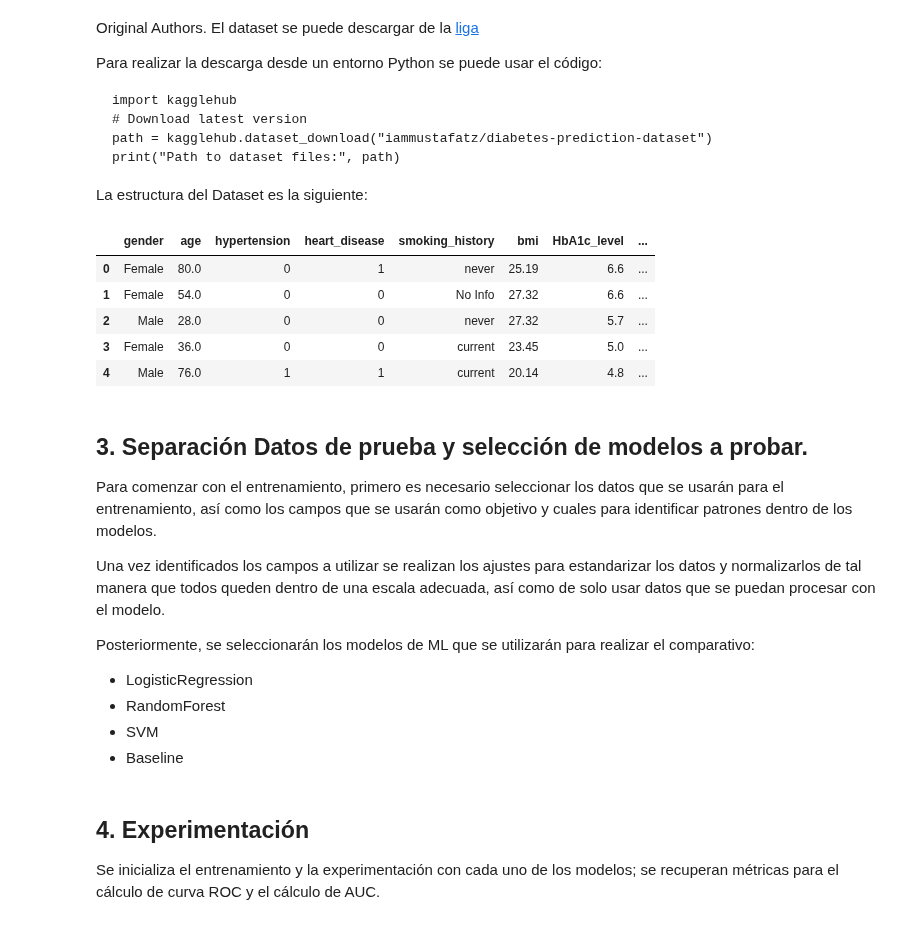
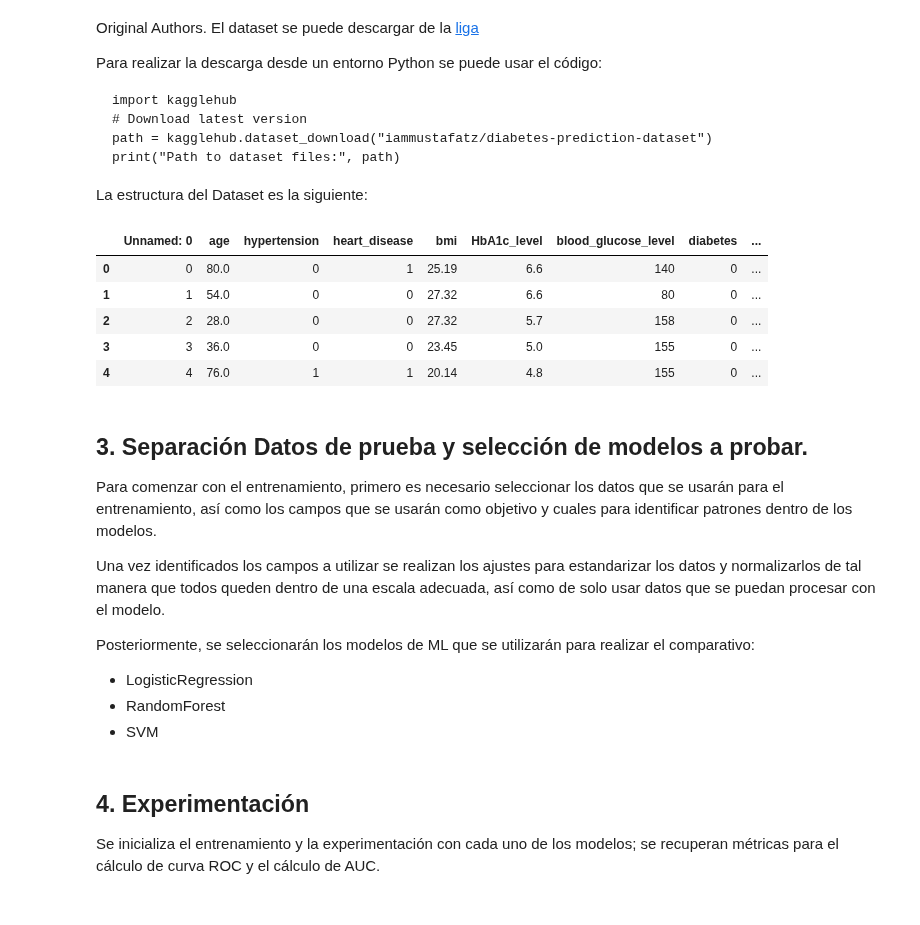
Before and after one commit to miguelgarciavidal-anjeluz/gestion-proyectos-ia, a Jupyter notebook: Actividad-06/src/Notebook_Completo_Evaluacion_Diabetes.ipynb, the cells around one changed output. Saved outputs shown, nothing was run; the diff lists cells and outputs as text; code cells hidden in the pictures.

```diff
--- a/Actividad-06/src/Notebook_Completo_Evaluacion_Diabetes.ipynb
+++ b/Actividad-06/src/Notebook_Completo_Evaluacion_Diabetes.ipynb
@@ -51,9 +52,13 @@ class ModelEvaluator:
         }
 
     def find_best_threshold(self, y_true, proba):
-        best = (0.5, 0)
+        best = (0, 0.8, 0.6)#Umbrales mínimos:(t=0.5, Recall 0.8, Precisión 0.7)
         for t in np.arange(.1, .95, .01):
-            score = f1_score(y_true, (proba >= t).astype(int))
-            if score > best[1]:
-                best = (t, score)
+            recall = recall_score(y_true, (proba >= t).astype(int))
+            precision = precision_score(y_true, (proba >= t).astype(int))
+            if recall > best[1] and precision > best[2]:
+                best = (t, recall, precision)
+        if best[0] == 0:
+            print(f"No se encotnró mejor valor para el modelo {self.name}, se deja threshold con valor 0.5")
+            best = (0.5, 0, 0)
         return best
@@ -73,15 +225,16 @@ print("Path to dataset files:", path)
 
 La estructura del Dataset es la siguiente:
 # %%
-df = pd.read_csv('../data/diabetes_prediction_dataset.csv')
-df.head()
+path = '../data/diabetes_prediction_dataset_clean.csv'
+evaluatorModel = DiabetesEvaluatorModels(datasetPath=path, target='diabetes')
+evaluatorModel.diabetesDF.head()
 # %% [output]
-|  | gender | age | hypertension | heart_disease | smoking_history | bmi | HbA1c_level | ... |
-| 0 | Female | 80.0 | 0 | 1 | never | 25.19 | 6.6 | ... |
-| 1 | Female | 54.0 | 0 | 0 | No Info | 27.32 | 6.6 | ... |
-| 2 | Male | 28.0 | 0 | 0 | never | 27.32 | 5.7 | ... |
-| 3 | Female | 36.0 | 0 | 0 | current | 23.45 | 5.0 | ... |
-| 4 | Male | 76.0 | 1 | 1 | current | 20.14 | 4.8 | ... |
+|  | Unnamed: 0 | age | hypertension | heart_disease | bmi | HbA1c_level | blood_glucose_level | diabetes | ... |
+| 0 | 0 | 80.0 | 0 | 1 | 25.19 | 6.6 | 140 | 0 | ... |
+| 1 | 1 | 54.0 | 0 | 0 | 27.32 | 6.6 | 80 | 0 | ... |
+| 2 | 2 | 28.0 | 0 | 0 | 27.32 | 5.7 | 158 | 0 | ... |
+| 3 | 3 | 36.0 | 0 | 0 | 23.45 | 5.0 | 155 | 0 | ... |
+| 4 | 4 | 76.0 | 1 | 1 | 20.14 | 4.8 | 155 | 0 | ... |
 # %% [markdown]
 ## 3. Separación Datos de prueba y selección de modelos a probar.
 
@@ -94,4 +247,3 @@ Posteriormente, se seleccionarán los modelos de ML que se utilizarán para real
 - LogisticRegression
 - RandomForest
 - SVM
-- Baseline
```
Also changed, not shown: parts of 12 cells of this notebook, 3 other files.
